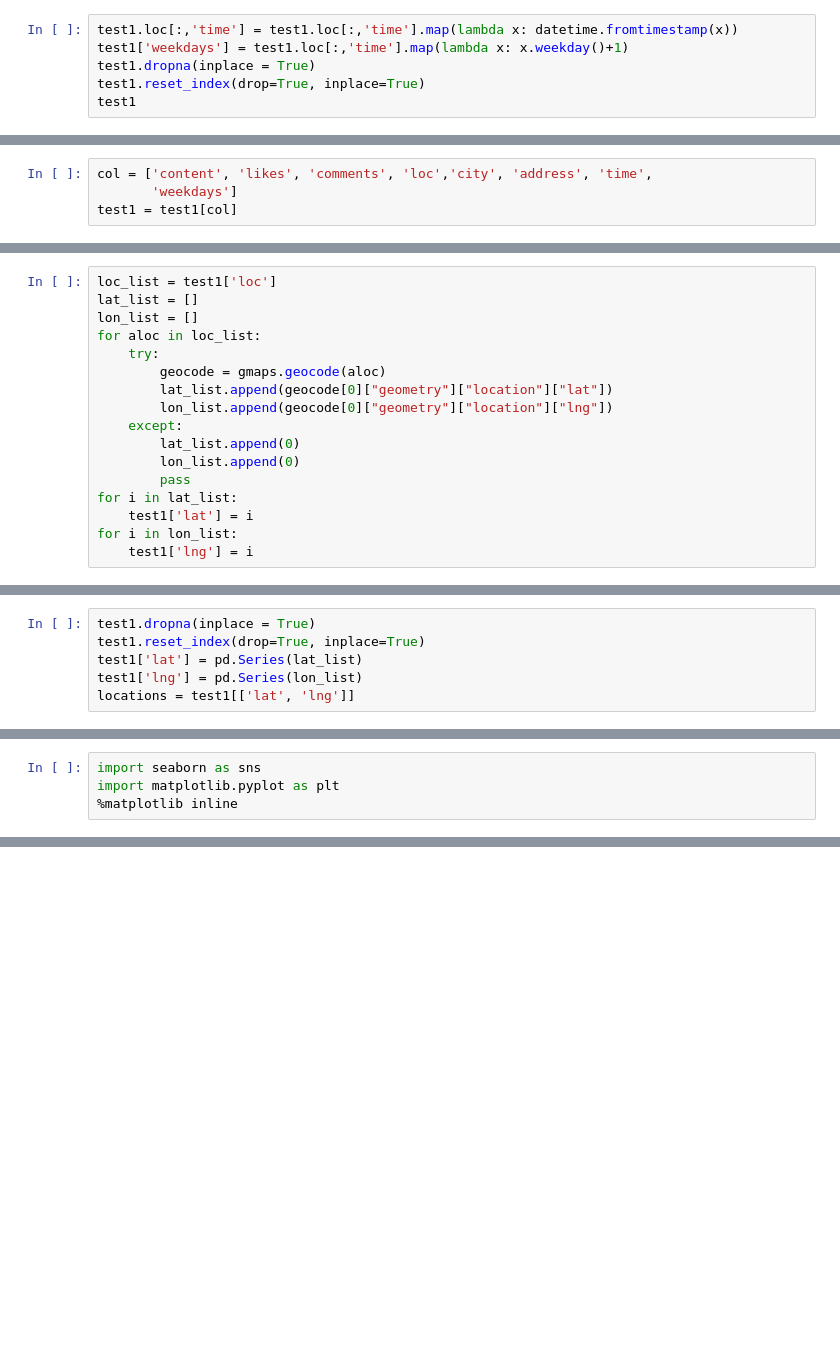
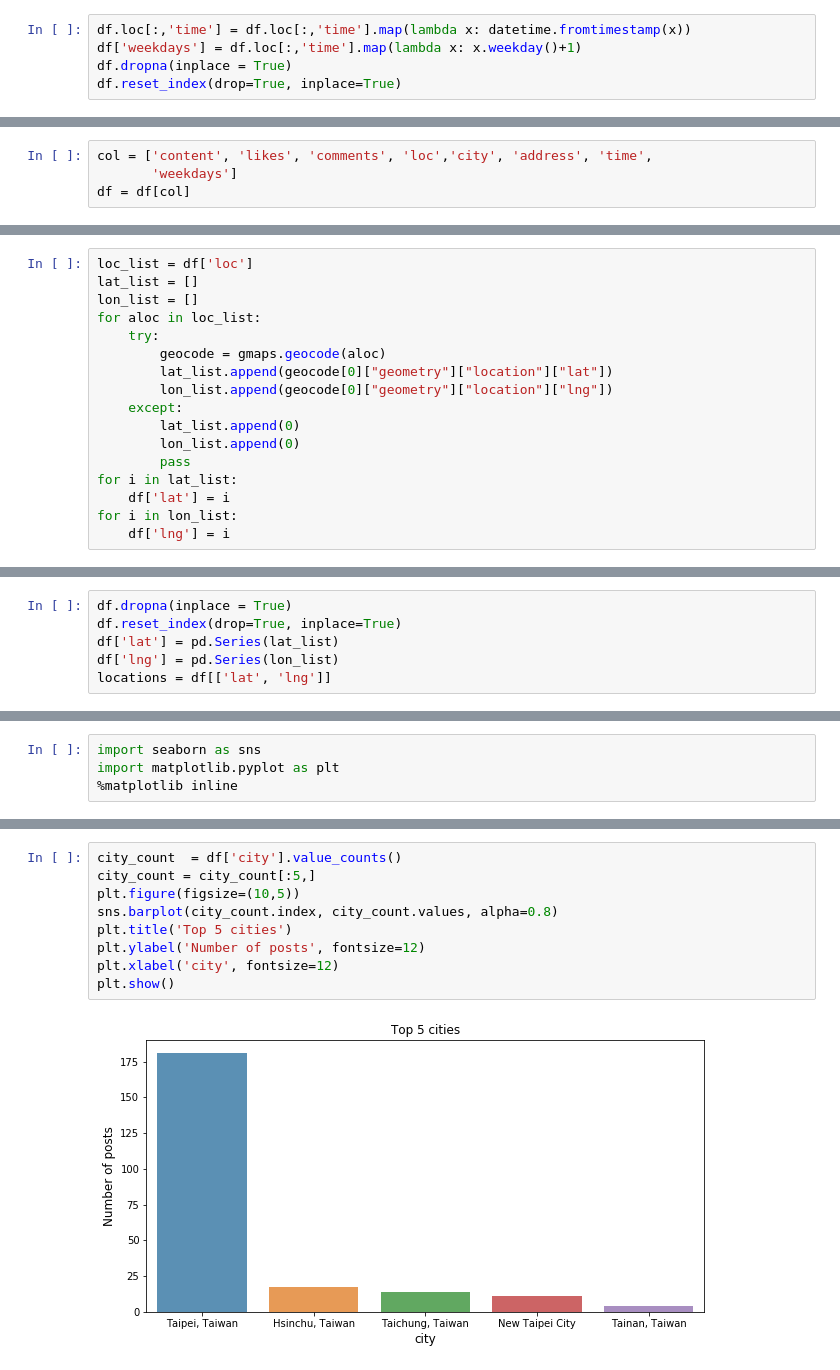
Before and after one commit to timhuangyt/final_project, a Jupyter notebook: baobee.ipynb, the cells around one changed output, grey strips where cells are left out. Cells and saved outputs as stored; diff of their text form; blank space fills up the shorter version.

```diff
--- a/baobee.ipynb
+++ b/baobee.ipynb
@@ -13,7 +18,6 @@ test1.rename(columns= {'edge_media_to_caption.edges':'content', 'edge_media_prev
 # %%
-test1.loc[:,'time'] = test1.loc[:,'time'].map(lambda x: datetime.fromtimestamp(x))
-test1['weekdays'] = test1.loc[:,'time'].map(lambda x: x.weekday()+1)
-test1.dropna(inplace = True)
-test1.reset_index(drop=True, inplace=True)
-test1
+df.loc[:,'time'] = df.loc[:,'time'].map(lambda x: datetime.fromtimestamp(x))
+df['weekdays'] = df.loc[:,'time'].map(lambda x: x.weekday()+1)
+df.dropna(inplace = True)
+df.reset_index(drop=True, inplace=True)
 # %% [output]
@@ -83,13 +58,13 @@ See the caveats in the documentation: http://pandas.pydata.org/pandas-docs/stabl
 # %%
 col = ['content', 'likes', 'comments', 'loc','city', 'address', 'time',
        'weekdays']
-test1 = test1[col]
+df = df[col]
 # %%
 import googlemaps
 from datetime import datetime
 gmaps = googlemaps.Client(key='AIzaSyD6llIAkz-HrzLddxlKjp0bzjf7HQCgtCQ')
 # %%
-loc_list = test1['loc']
+loc_list = df['loc']
 lat_list = []
 lon_list = []
 for aloc in loc_list:
@@ -102,9 +77,9 @@ for aloc in loc_list:
         lon_list.append(0)
         pass
 for i in lat_list:
-    test1['lat'] = i
+    df['lat'] = i
 for i in lon_list:
-    test1['lng'] = i
+    df['lng'] = i
 # %% [output]
 A value is trying to be set on a copy of a slice from a DataFrame.
 Try using .loc[row_indexer,col_indexer] = value instead
@@ -118,9 +94,9 @@ See the caveats in the documentation: http://pandas.pydata.org/pandas-docs/stabl
 # %%
-test1.dropna(inplace = True)
-test1.reset_index(drop=True, inplace=True)
-test1['lat'] = pd.Series(lat_list)
-test1['lng'] = pd.Series(lon_list)
-locations = test1[['lat', 'lng']]
+df.dropna(inplace = True)
+df.reset_index(drop=True, inplace=True)
+df['lat'] = pd.Series(lat_list)
+df['lng'] = pd.Series(lon_list)
+locations = df[['lat', 'lng']]
 # %% [output]
 A value is trying to be set on a copy of a slice from a DataFrame
 
@@ -193,0 +139,11 @@ TypeError: only size-1 arrays can be converted to Python scalars
+# %%
+city_count  = df['city'].value_counts()
+city_count = city_count[:5,]
+plt.figure(figsize=(10,5))
+sns.barplot(city_count.index, city_count.values, alpha=0.8)
+plt.title('Top 5 cities')
+plt.ylabel('Number of posts', fontsize=12)
+plt.xlabel('city', fontsize=12)
+plt.show()
+# %% [output]
+[figure, added]
```
Also changed, not shown: parts of 10 cells of this notebook.
